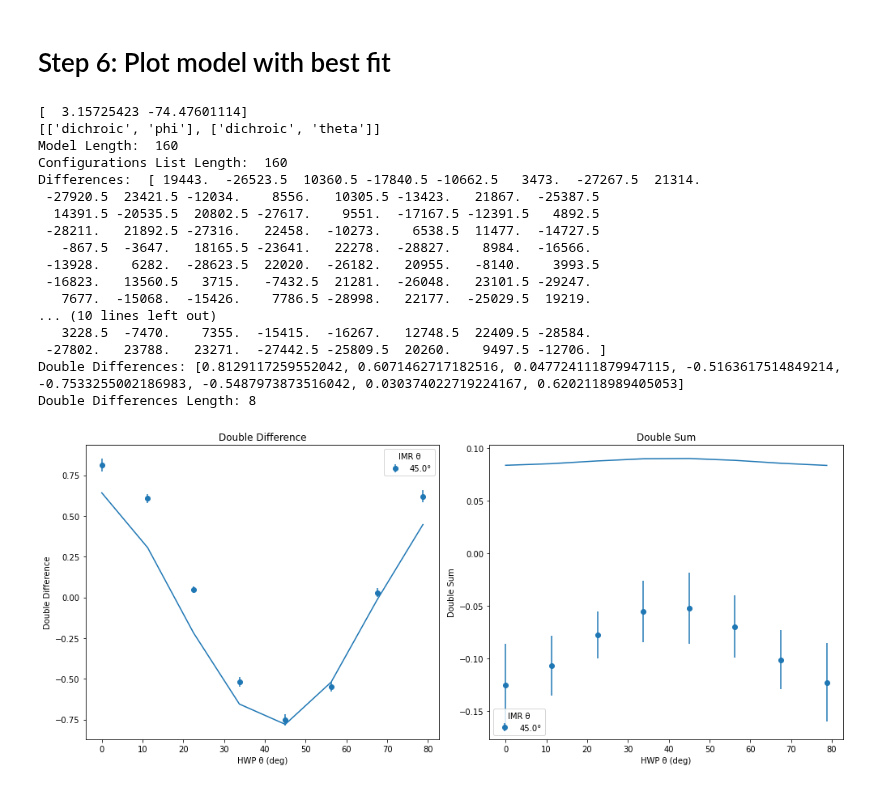
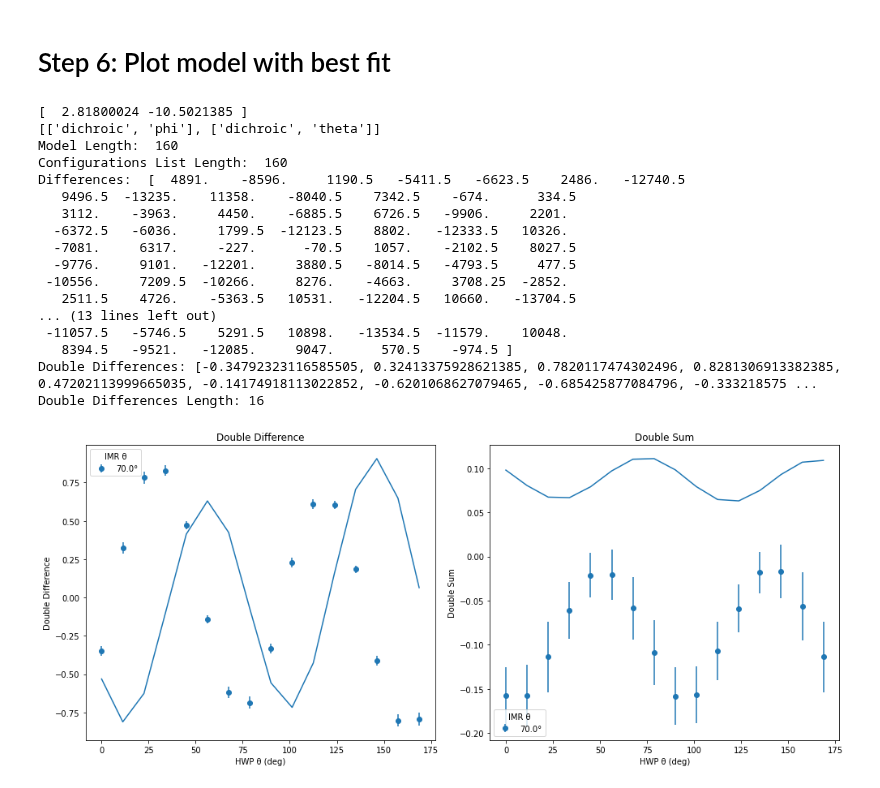
Before and after one commit to UCSB-Exoplanet-Polarimetry-Lab/pyPolCal, a Jupyter notebook: scipy_minimize_example.ipynb, the cells around one changed output. Drawn from its saved outputs; the diff is of its cells as text; code cells hidden in the pictures.

```diff
--- a/scipy_minimize_example.ipynb
+++ b/scipy_minimize_example.ipynb
@@ -185,33 +185,33 @@ Differences:  [ 19443.  -26523.5  10360.5 -17840.5 -10662.5   3473.  -27267.5  2
 # %%
 # Generate model with p0 keywords but scipy minimized results
 print(result.x)
 print(p0_keywords)
 
 updated_system_mm = inst.update_system_mm(result.x, p0_keywords, system_mm)
 model = inst.model(result.x, p0_keywords, system_mm, configuration_list,
     process_model = inst.process_model)
 print("Model Length: ", len(model))
 print("Configurations List Length: ", len(configuration_list))
 
 # print(interleaved_values)
 
-inst.plot_data(interleaved_values, interleaved_stds, model, configuration_list, imr_theta_filter = 45)
+inst.plot_data(interleaved_values, interleaved_stds, model, configuration_list, imr_theta_filter = 70)
 # %% [output]
-[  3.15725423 -74.47601114]
+[  2.81800024 -10.5021385 ]
 [['dichroic', 'phi'], ['dichroic', 'theta']]
 Model Length:  160
 Configurations List Length:  160
-Differences:  [ 19443.  -26523.5  10360.5 -17840.5 -10662.5   3473.  -27267.5  21314.
- -27920.5  23421.5 -12034.    8556.   10305.5 -13423.   21867.  -25387.5
-  14391.5 -20535.5  20802.5 -27617.    9551.  -17167.5 -12391.5   4892.5
- -28211.   21892.5 -27316.   22458.  -10273.    6538.5  11477.  -14727.5
-   -867.5  -3647.   18165.5 -23641.   22278.  -28827.    8984.  -16566.
- -13928.    6282.  -28623.5  22020.  -26182.   20955.   -8140.    3993.5
- -16823.   13560.5   3715.   -7432.5  21281.  -26048.   23101.5 -29247.
-   7677.  -15068.  -15426.    7786.5 -28998.   22177.  -25029.5  19219.
-... (10 lines left out)
-   3228.5  -7470.    7355.  -15415.  -16267.   12748.5  22409.5 -28584.
- -27802.   23788.   23271.  -27442.5 -25809.5  20260.    9497.5 -12706. ]
-Double Differences: [0.8129117259552042, 0.6071462717182516, 0.047724111879947115, -0.5163617514849214, -0.7533255002186983, -0.5487973873516042, 0.030374022719224167, 0.6202118989405053]
-Double Differences Length: 8
+Differences:  [  4891.    -8596.     1190.5   -5411.5   -6623.5    2486.   -12740.5
+   9496.5  -13235.    11358.    -8040.5    7342.5    -674.      334.5
+   3112.    -3963.     4450.    -6885.5    6726.5   -9906.     2201.
+  -6372.5   -6036.     1799.5  -12123.5    8802.   -12333.5   10326.
+  -7081.     6317.     -227.      -70.5    1057.    -2102.5    8027.5
+  -9776.     9101.   -12201.     3880.5   -8014.5   -4793.5     477.5
+ -10556.     7209.5  -10266.     8276.    -4663.     3708.25  -2852.
+   2511.5    4726.    -5363.5   10531.   -12204.5   10660.   -13704.5
+... (13 lines left out)
+ -11057.5   -5746.5    5291.5   10898.   -13534.5  -11579.    10048.
+   8394.5   -9521.   -12085.     9047.      570.5    -974.5 ]
+Double Differences: [-0.34792323116585505, 0.32413375928621385, 0.7820117474302496, 0.8281306913382385, 0.47202113999665035, -0.14174918113022852, -0.6201068627079465, -0.685425877084796, -0.333218575 ...
+Double Differences Length: 16
-[figure, old version]
+[figure, new version]
```
Also changed, not shown: parts of 2 cells of this notebook, 2 other files.
